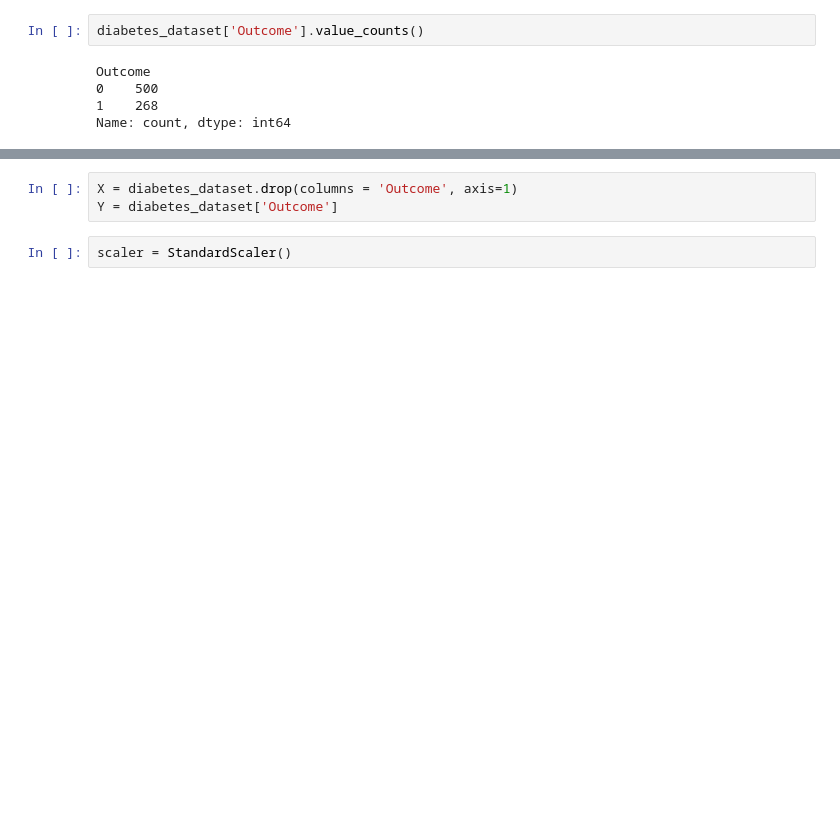
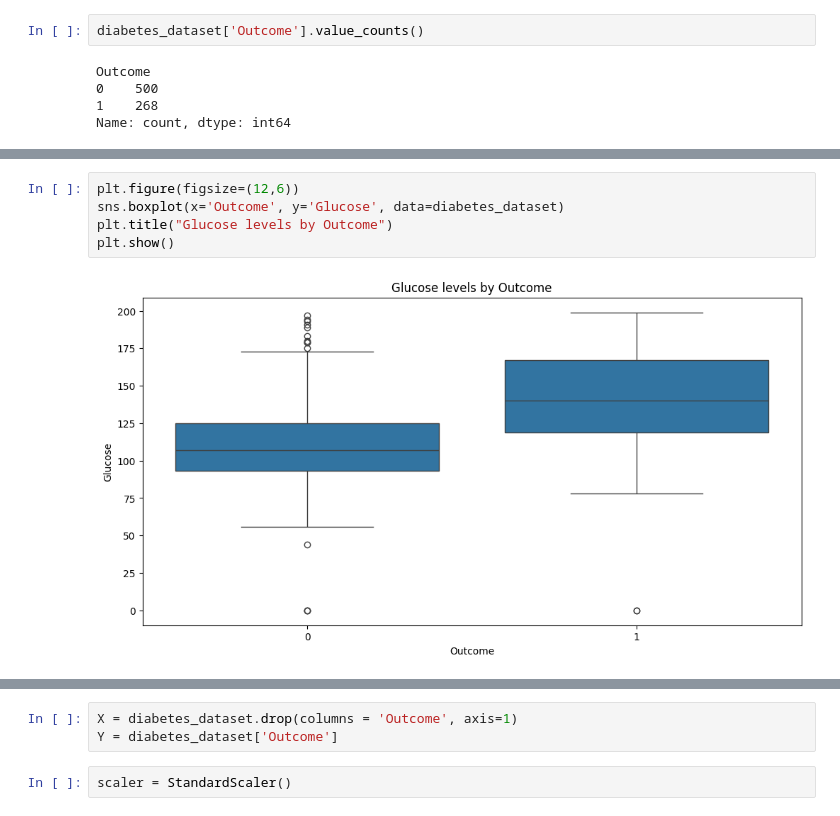
Before and after one commit to Md-Shaon-Khan/Machine-Learning-Basics-Project, a Jupyter notebook: Diabetes Prediction/predictDiabetes.ipynb, the cells around one changed output, grey strips where cells are left out. Cells and saved outputs as stored; diff of their text form; blank space fills up the shorter version.

```diff
--- a/Diabetes Prediction/predictDiabetes.ipynb
+++ b/Diabetes Prediction/predictDiabetes.ipynb
@@ -59,0 +83,7 @@ diabetes_dataset.groupby('Outcome').mean()
+# %%
+plt.figure(figsize=(12,6))
+sns.boxplot(x='Outcome', y='Glucose', data=diabetes_dataset)
+plt.title("Glucose levels by Outcome")
+plt.show()
+# %% [output]
+[figure, added]
```
Also changed, not shown: parts of 7 cells of this notebook.
